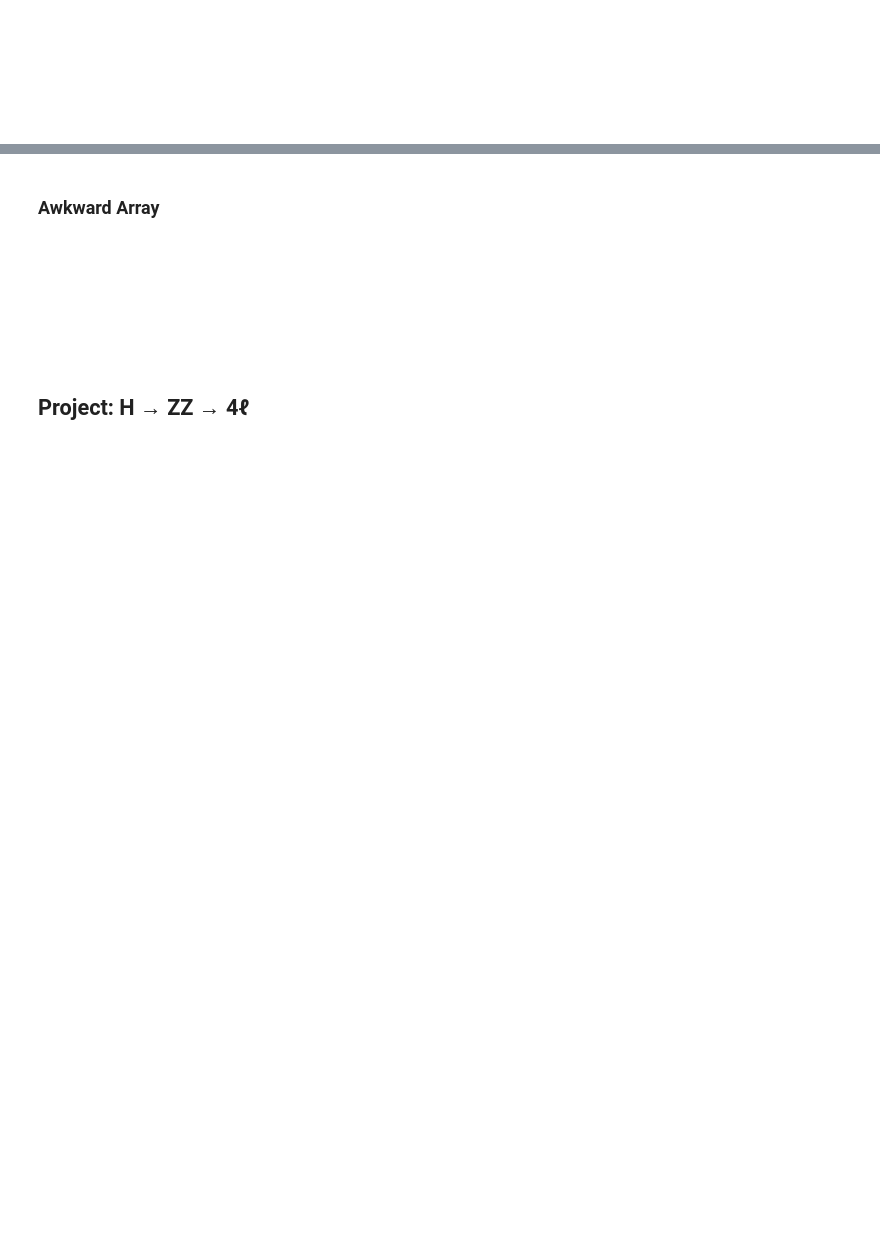
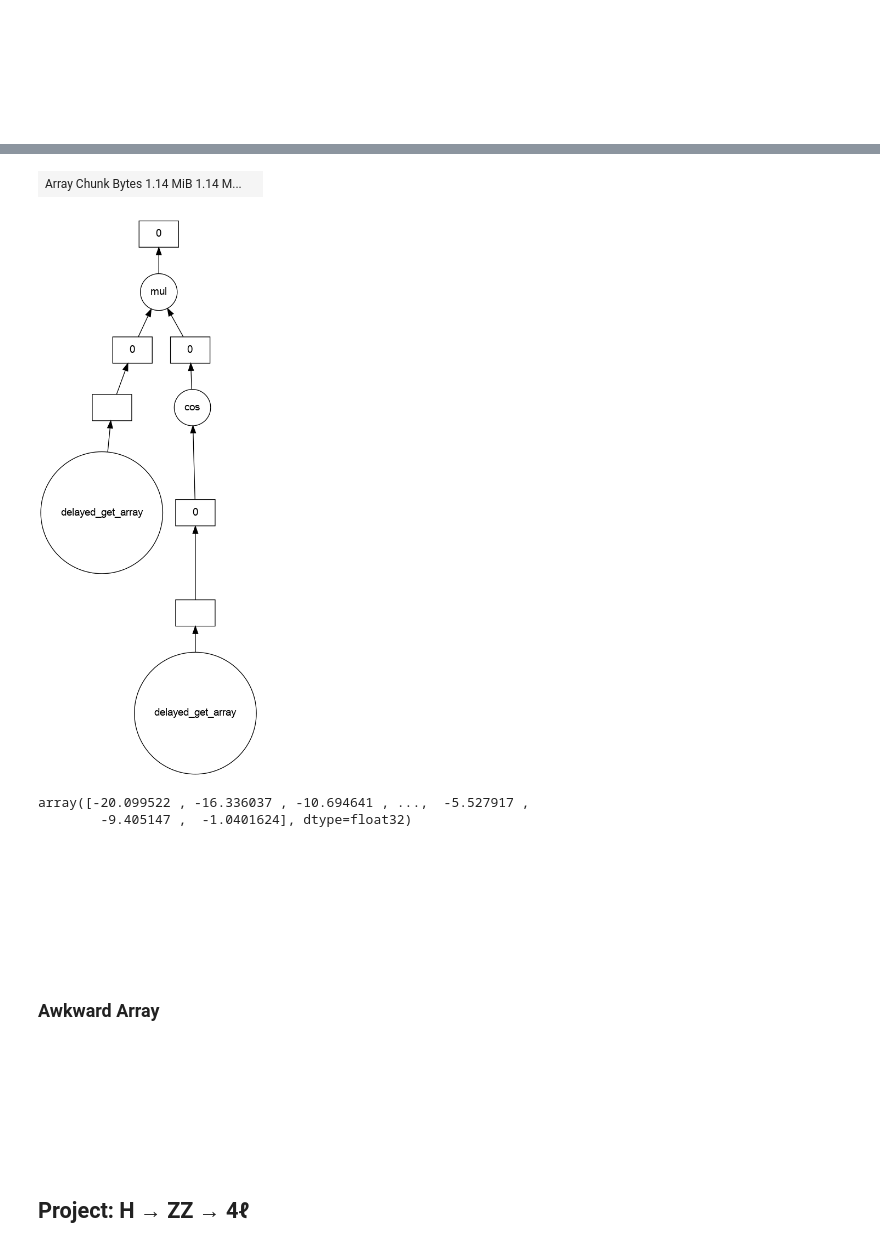
Before and after one commit to jpivarski-talks/2022-08-03-codas-hep-columnar-tutorial, a Jupyter notebook: part-2.ipynb, the cells around one changed output, grey strips where cells are left out. Saved outputs shown, nothing was run; the diff lists cells and outputs as text; code cells hidden in the pictures; blank space fills up the shorter version.

Commit message:
Done with Uproot intro.

```diff
--- a/part-2.ipynb
+++ b/part-2.ipynb
@@ -190,3 +390,22 @@ The `ROOT::VecOps` library presents an array-oriented style _per event_.
+# %%
+delayed_read = uproot.dask("data/SMHiggsToZZTo4L.root", library="np")
+
+delayed_px = delayed_read["MET_pt"] * np.cos(delayed_read["MET_phi"])
+
+delayed_px
+# %% [output]
+| Array Chunk Bytes 1.14 MiB 1.14 M... |  |
+# %%
+delayed_px.visualize()
+# %% [output]
+[figure, added]
+# %%
+delayed_px.compute()
+# %% [output]
+array([-20.099522 , -16.336037 , -10.694641 , ...,  -5.527917 ,
+        -9.405147 ,  -1.0401624], dtype=float32)
+# %% [markdown]
+<br><br><br><br><br>
 # %% [markdown]
 ### Awkward Array
 # %% [markdown]
```
Also changed, not shown: parts of 38 cells of this notebook.
